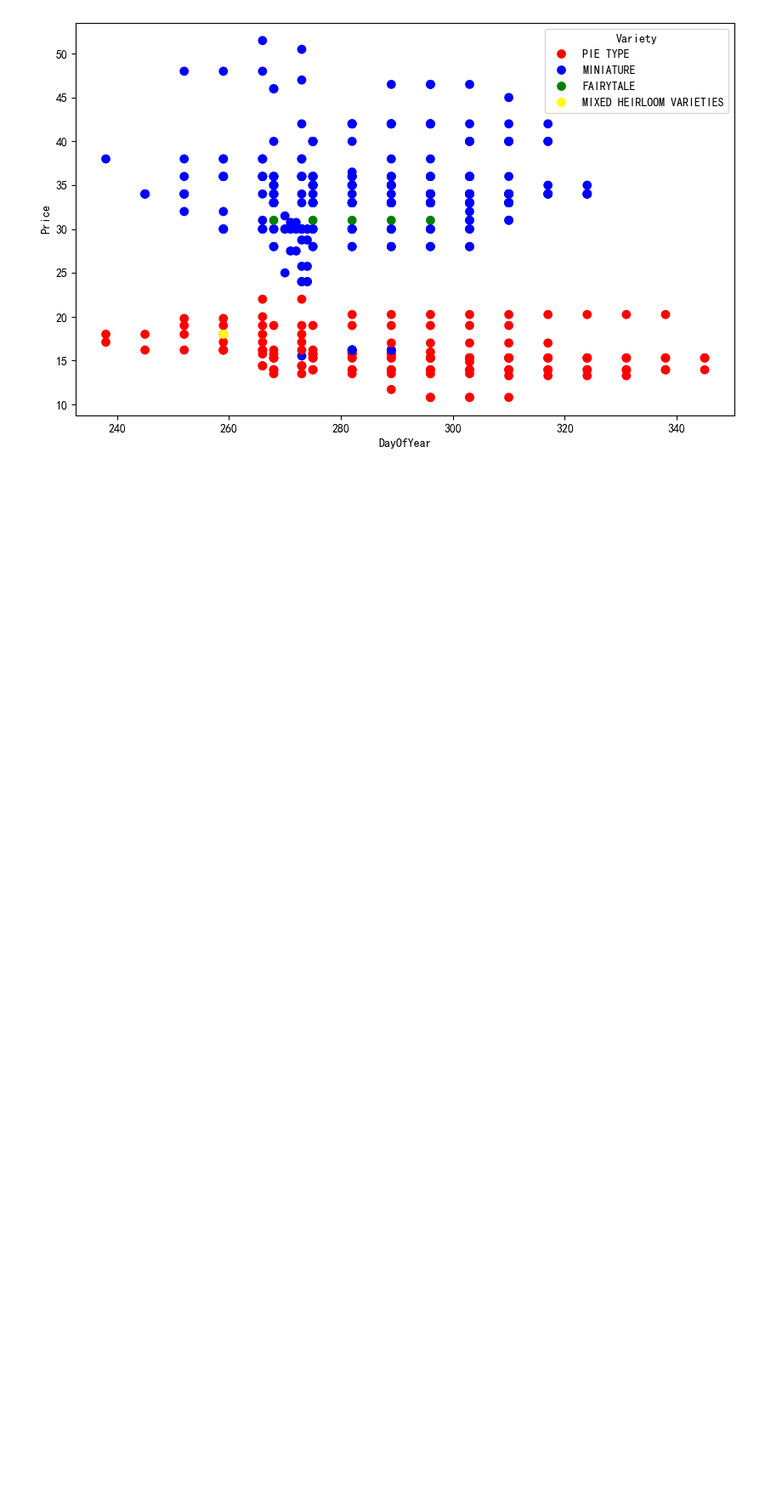
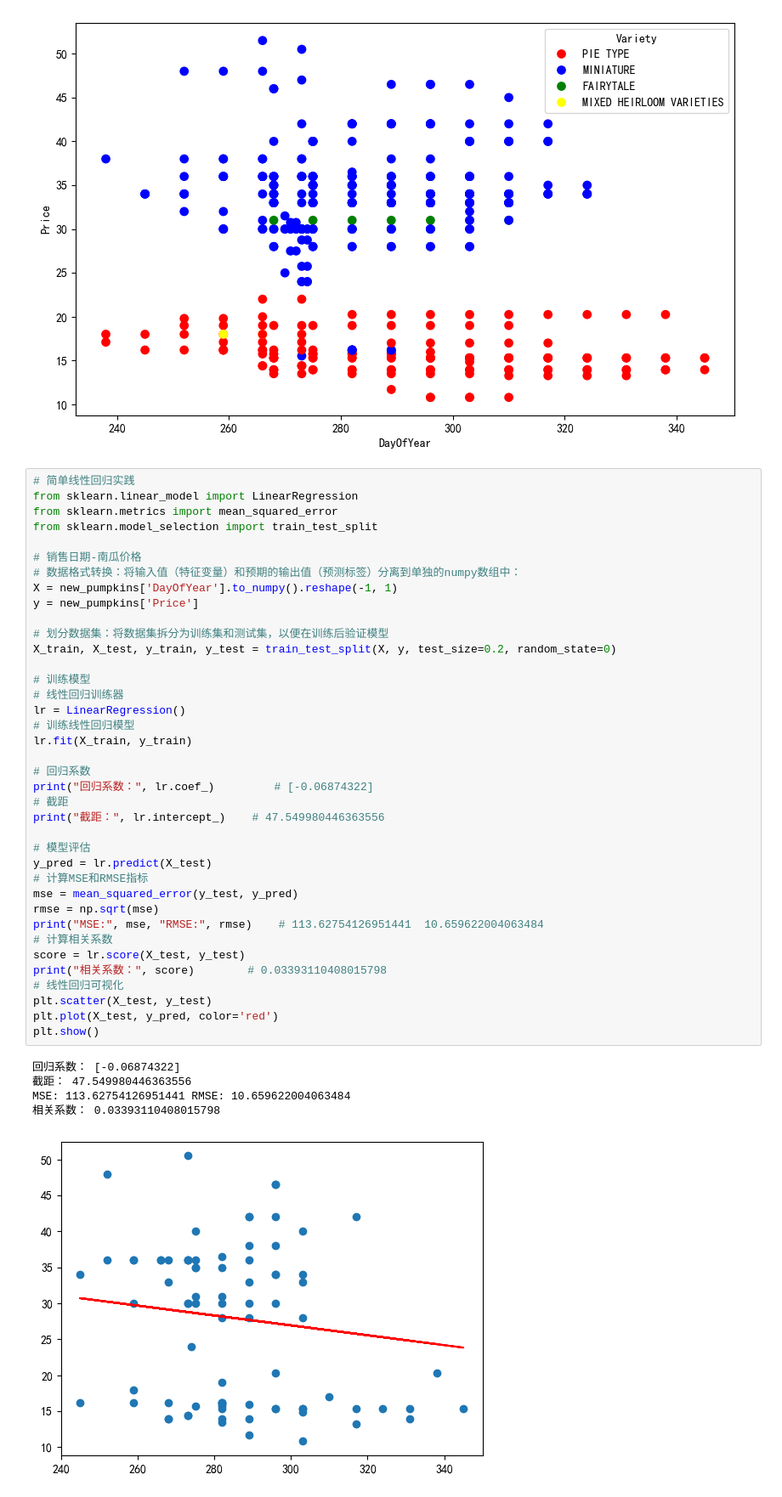
Before and after one commit to chenwenhao2025/xxqzy2, a Jupyter notebook: xxqdm2.1.ipynb, the cells around one changed output. Shown: that part at 85% size. Drawn from its saved outputs; the diff is of its cells as text; blank space fills up the shorter version.

```diff
--- a/xxqdm2.1.ipynb
+++ b/xxqdm2.1.ipynb
@@ -228,3 +245,47 @@ ax.legend(title='Variety', loc='best')
 plt.show()
 # %% [output]
 [figure]
+# %%
+# 简单线性回归实践
+from sklearn.linear_model import LinearRegression
+from sklearn.metrics import mean_squared_error
+from sklearn.model_selection import train_test_split
+
+# 销售日期-南瓜价格
+# 数据格式转换：将输入值（特征变量）和预期的输出值（预测标签）分离到单独的numpy数组中：
+X = new_pumpkins['DayOfYear'].to_numpy().reshape(-1, 1)
+y = new_pumpkins['Price']
+
+# 划分数据集：将数据集拆分为训练集和测试集，以便在训练后验证模型
+X_train, X_test, y_train, y_test = train_test_split(X, y, test_size=0.2, random_state=0)
+
+# 训练模型
+# 线性回归训练器
+lr = LinearRegression()
+# 训练线性回归模型
+lr.fit(X_train, y_train)
+
+# 回归系数
+print("回归系数：", lr.coef_)         # [-0.06874322]
+# 截距
+print("截距：", lr.intercept_)    # 47.549980446363556
+
+# 模型评估
+y_pred = lr.predict(X_test)
+# 计算MSE和RMSE指标
+mse = mean_squared_error(y_test, y_pred)
+rmse = np.sqrt(mse)
+print("MSE:", mse, "RMSE:", rmse)    # 113.62754126951441  10.659622004063484
+# 计算相关系数
+score = lr.score(X_test, y_test)
+print("相关系数：", score)        # 0.03393110408015798
+# 线性回归可视化
+plt.scatter(X_test, y_test)
+plt.plot(X_test, y_pred, color='red')
+plt.show()
+# %% [output]
+回归系数： [-0.06874322]
+截距： 47.549980446363556
+MSE: 113.62754126951441 RMSE: 10.659622004063484
+相关系数： 0.03393110408015798
+[figure, added]
```
Also changed, not shown: parts of 5 cells of this notebook.
